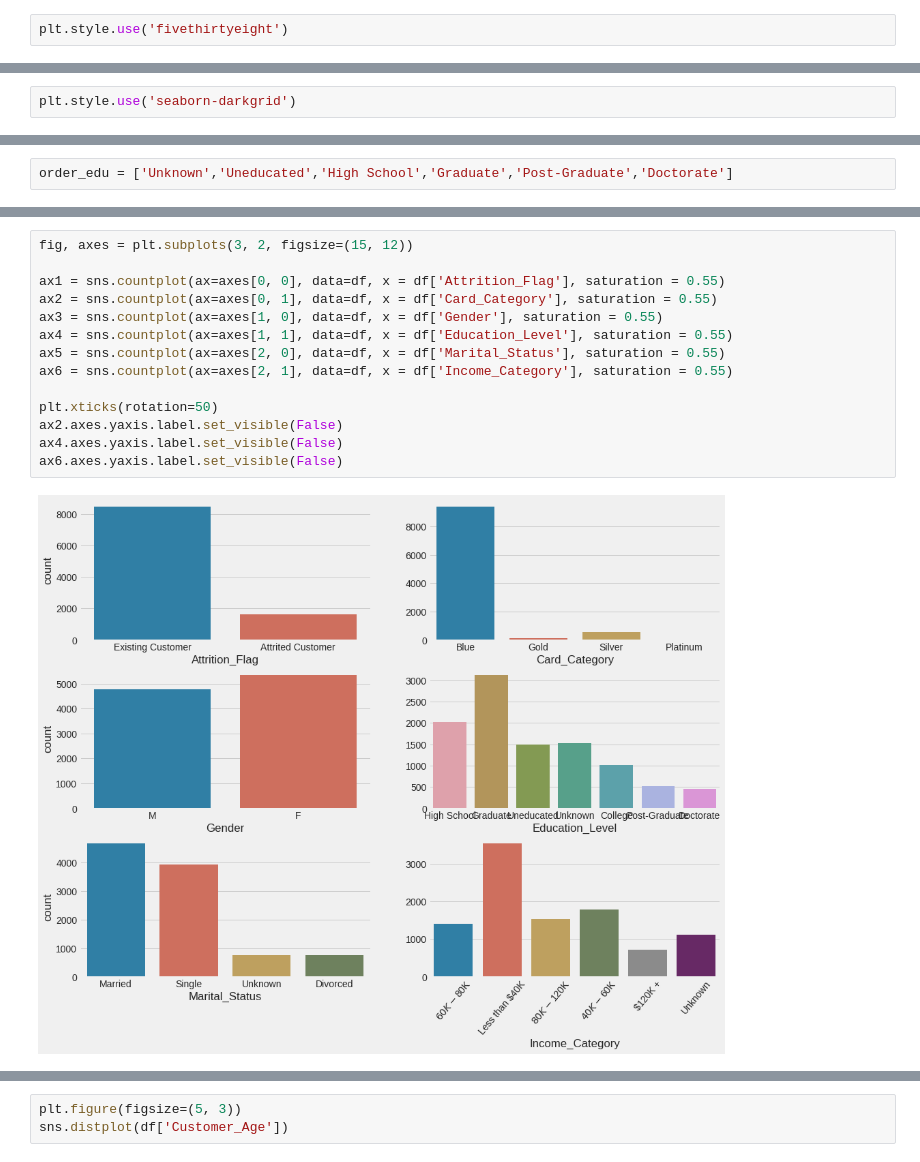
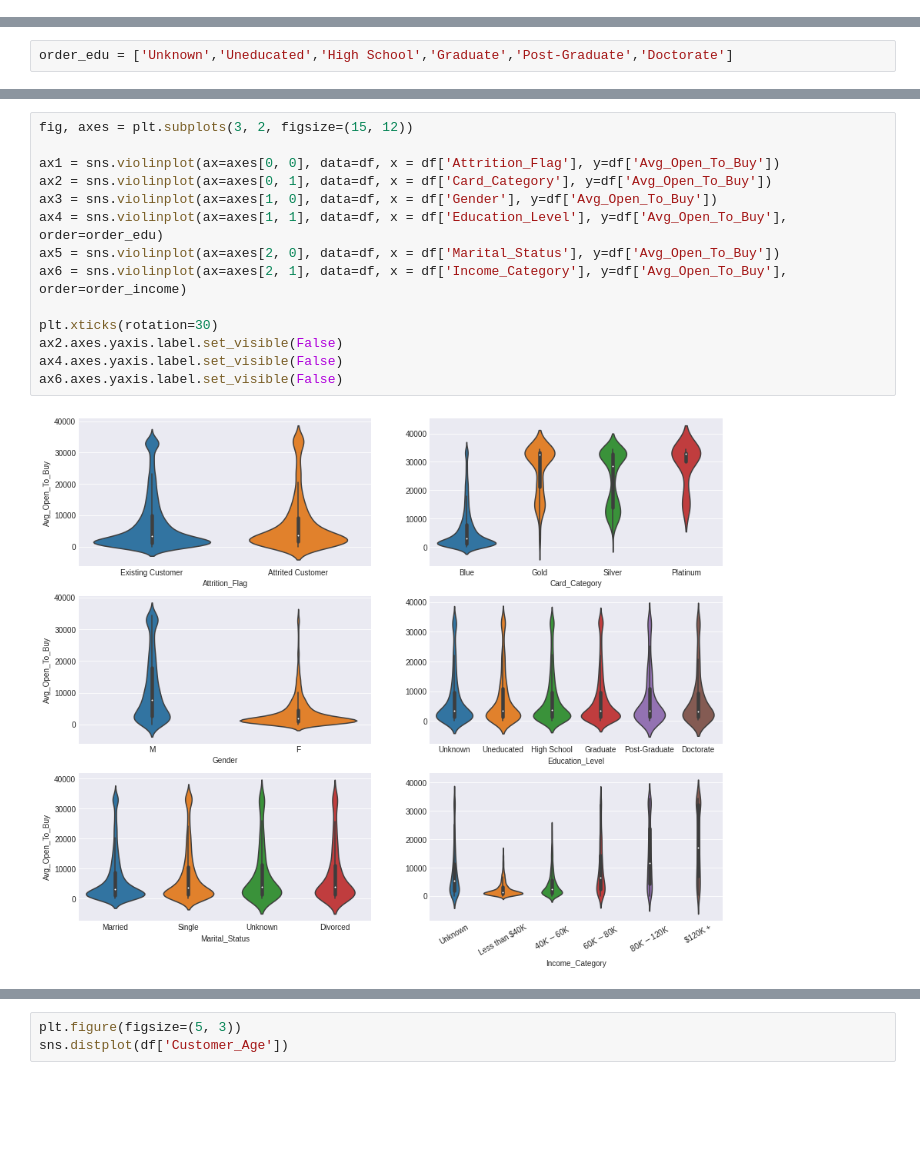
Before and after one commit to suphaporn7041/Data-analyst, a Jupyter notebook: BankChurners.ipynb, the cells around one changed output, grey strips where cells are left out. Cells and saved outputs as stored; diff of their text form; blank space fills up the shorter version.

```diff
--- a/BankChurners.ipynb
+++ b/BankChurners.ipynb
@@ -12,5 +12,3 @@ import matplotlib.pyplot as plt
 %matplotlib inline
 # %%
 plt.style.use('seaborn-darkgrid')
-# %%
-plt.style.use('fivethirtyeight')
@@ -150,2 +95,0 @@ plt.style.available
-# %%
-plt.style.use('seaborn-darkgrid')
@@ -187,16 +172,16 @@ ax6.axes.yaxis.label.set_visible(False)
 # %%
 fig, axes = plt.subplots(3, 2, figsize=(15, 12))
 
-ax1 = sns.countplot(ax=axes[0, 0], data=df, x = df['Attrition_Flag'], saturation = 0.55)
-ax2 = sns.countplot(ax=axes[0, 1], data=df, x = df['Card_Category'], saturation = 0.55)
-ax3 = sns.countplot(ax=axes[1, 0], data=df, x = df['Gender'], saturation = 0.55)
-ax4 = sns.countplot(ax=axes[1, 1], data=df, x = df['Education_Level'], saturation = 0.55)
-ax5 = sns.countplot(ax=axes[2, 0], data=df, x = df['Marital_Status'], saturation = 0.55)
-ax6 = sns.countplot(ax=axes[2, 1], data=df, x = df['Income_Category'], saturation = 0.55)
+ax1 = sns.violinplot(ax=axes[0, 0], data=df, x = df['Attrition_Flag'], y=df['Avg_Open_To_Buy'])
+ax2 = sns.violinplot(ax=axes[0, 1], data=df, x = df['Card_Category'], y=df['Avg_Open_To_Buy'])
+ax3 = sns.violinplot(ax=axes[1, 0], data=df, x = df['Gender'], y=df['Avg_Open_To_Buy'])
+ax4 = sns.violinplot(ax=axes[1, 1], data=df, x = df['Education_Level'], y=df['Avg_Open_To_Buy'], order=order_edu)
+ax5 = sns.violinplot(ax=axes[2, 0], data=df, x = df['Marital_Status'], y=df['Avg_Open_To_Buy'])
+ax6 = sns.violinplot(ax=axes[2, 1], data=df, x = df['Income_Category'], y=df['Avg_Open_To_Buy'], order=order_income)
 
-plt.xticks(rotation=50)
+plt.xticks(rotation=30)
 ax2.axes.yaxis.label.set_visible(False)
 ax4.axes.yaxis.label.set_visible(False)
 ax6.axes.yaxis.label.set_visible(False)
 # %% [output]
-[figure, old version]
+[figure, new version]
```
Also changed, not shown: parts of 101 cells of this notebook.
